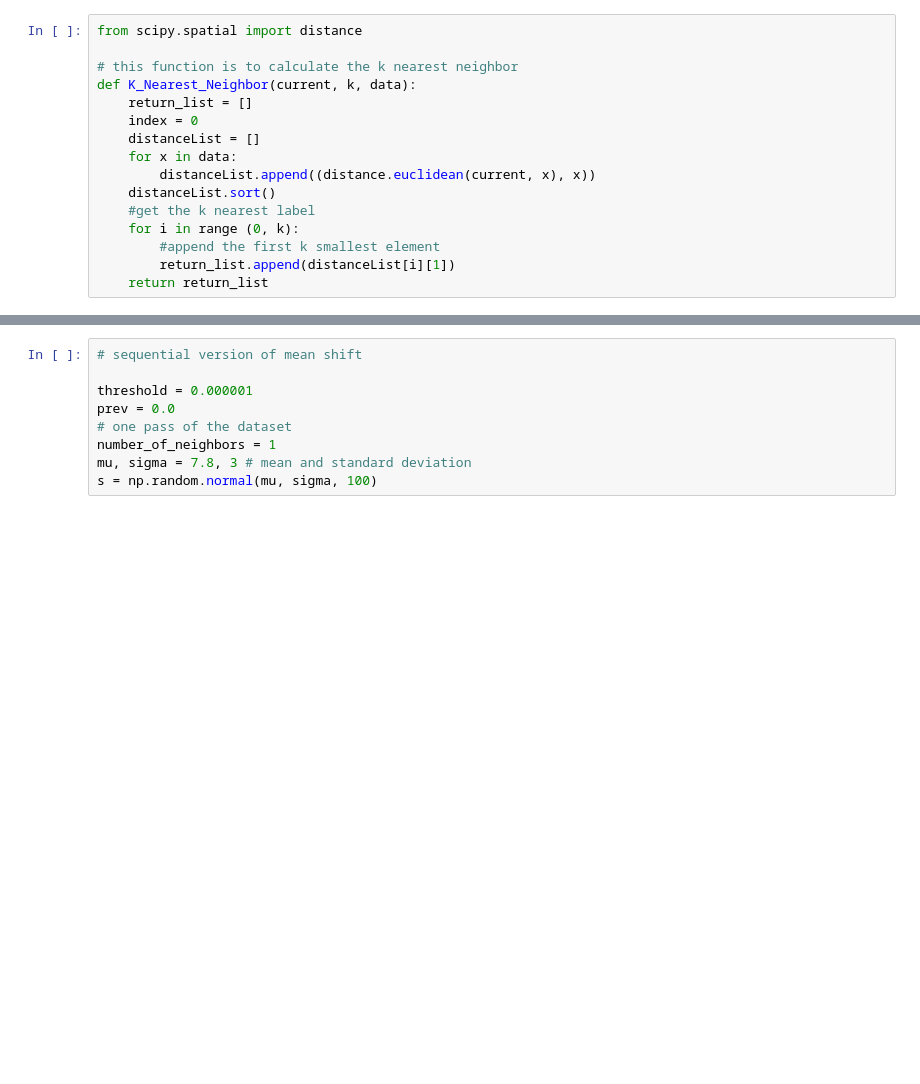
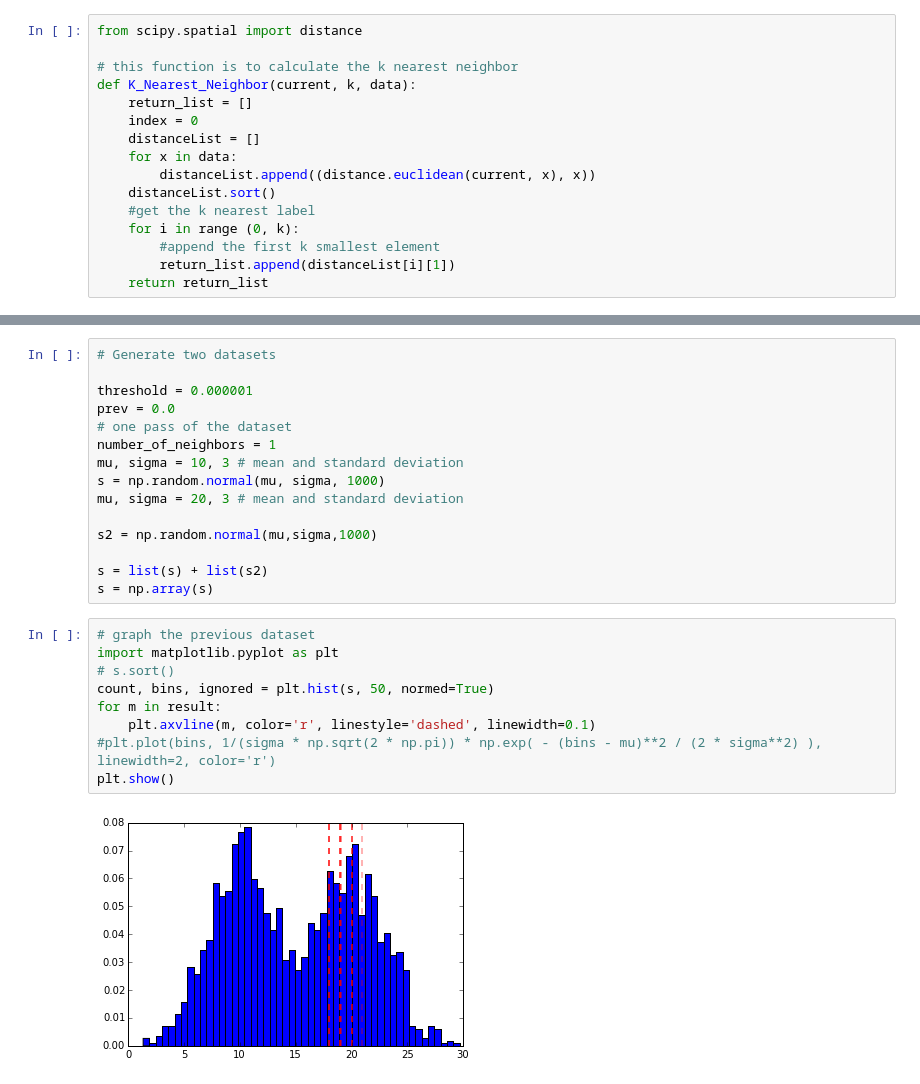
Before and after one commit to RuiqingQiu/K-Mean, a Jupyter notebook: MeanShift_kernel-sequential.ipynb, the cells around one changed output, grey strips where cells are left out. Cells and saved outputs as stored; diff of their text form; blank space fills up the shorter version.

```diff
--- a/MeanShift_kernel-sequential.ipynb
+++ b/MeanShift_kernel-sequential.ipynb
@@ -103,9 +98,26 @@ converged mode is  7.90971596179
 # %%
-# sequential version of mean shift
+# Generate two datasets
 
 threshold = 0.000001
 prev = 0.0
 # one pass of the dataset
 number_of_neighbors = 1
-mu, sigma = 7.8, 3 # mean and standard deviation
-s = np.random.normal(mu, sigma, 100)
+mu, sigma = 10, 3 # mean and standard deviation
+s = np.random.normal(mu, sigma, 1000)
+mu, sigma = 20, 3 # mean and standard deviation
+
+s2 = np.random.normal(mu,sigma,1000)
+
+s = list(s) + list(s2)
+s = np.array(s)
+# %%
+# graph the previous dataset
+import matplotlib.pyplot as plt
+# s.sort()
+count, bins, ignored = plt.hist(s, 50, normed=True)
+for m in result:
+    plt.axvline(m, color='r', linestyle='dashed', linewidth=0.1)
+#plt.plot(bins, 1/(sigma * np.sqrt(2 * np.pi)) * np.exp( - (bins - mu)**2 / (2 * sigma**2) ), linewidth=2, color='r')
+plt.show()
+# %% [output]
+[figure, added]
```
Also changed, not shown: parts of 6 cells of this notebook, 1 other file.
